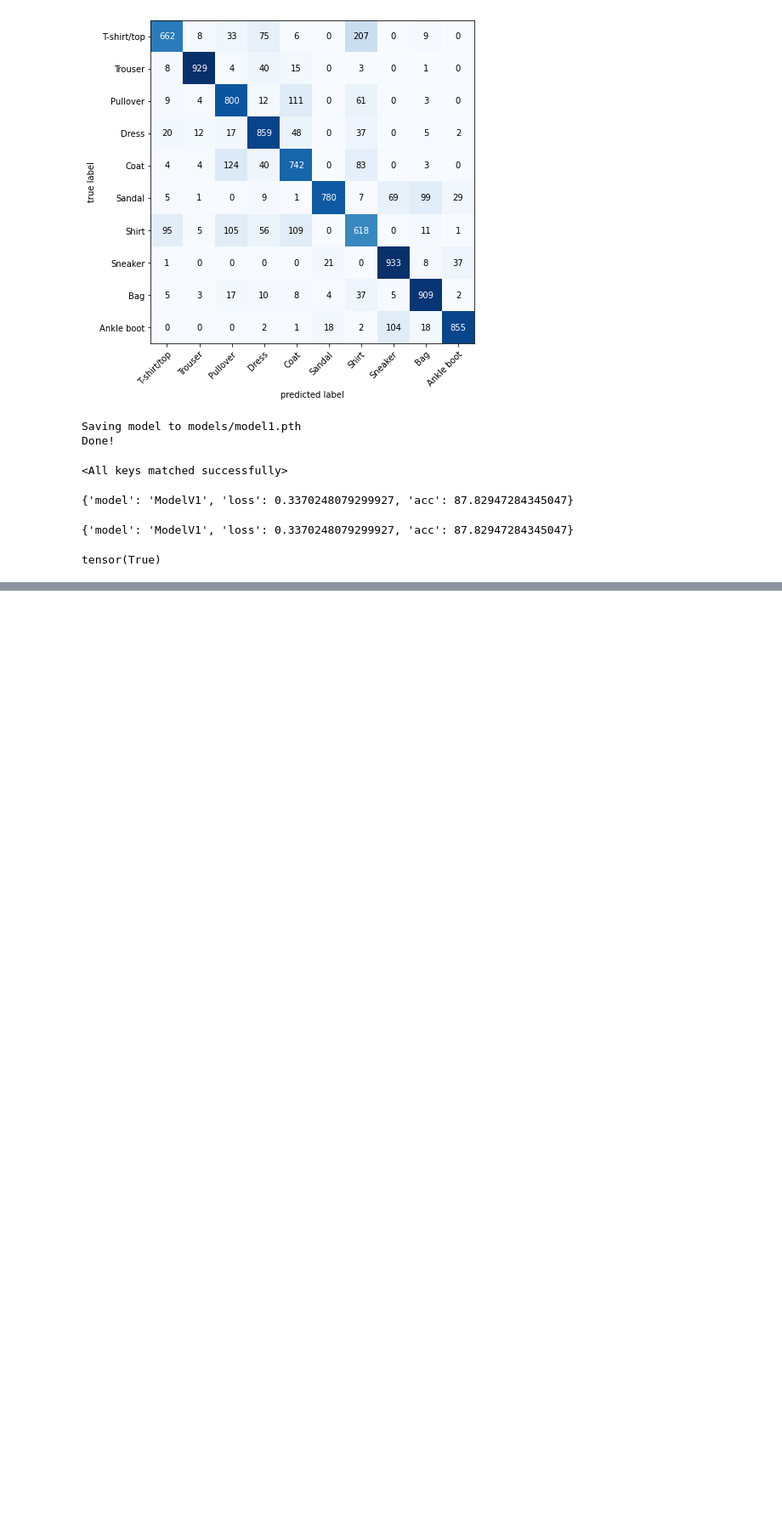
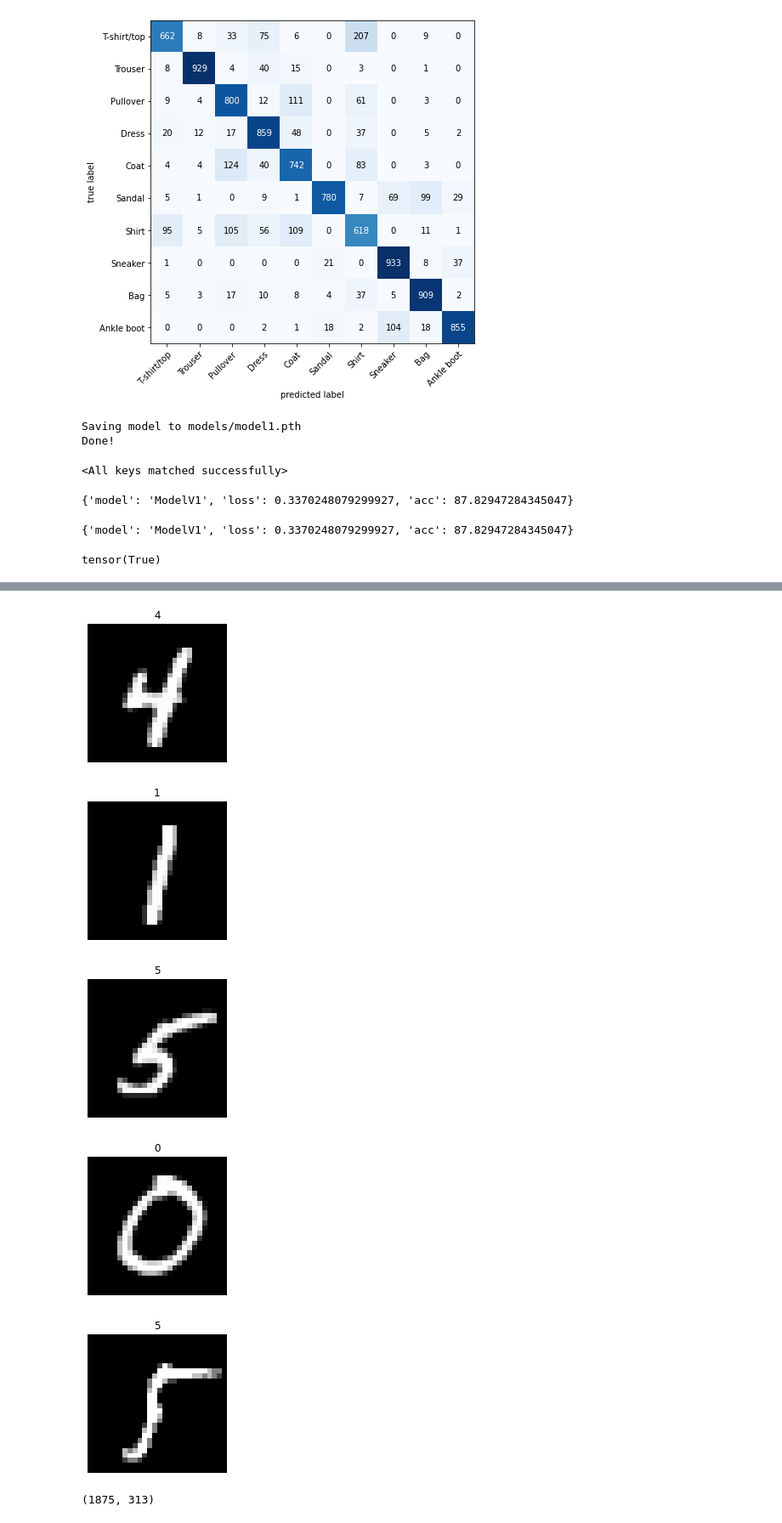
Before and after one commit to daspartho/learn-pytorch, a Jupyter notebook: cv.ipynb, the cells around one changed output, grey strips where cells are left out. Shown at 85% size. Drawn from its saved outputs; the diff is of its cells as text; code cells hidden in the pictures; blank space fills up the shorter version.

```diff
--- a/cv.ipynb
+++ b/cv.ipynb
@@ -570,0 +585,15 @@ tensor(True)
+# %%
+train_data = MNIST(
+    root="data",
+    train=True,
+    download=True,
+    transform=ToTensor(),
+    )
+
+test_data = MNIST(
+    root="data",
+    train=False,
+    download=True,
+    transform=ToTensor(),
+    )
+train_data, test_data
@@ -570,0 +627,20 @@ tensor(True)
+# %%
+for i in range(5):
+    rand_idx = torch.randint(0, len(train_data), size=[1]).item()
+    img, label = train_data[rand_idx]
+    plt.figure(figsize=(3,3))
+    plt.imshow(img.squeeze(), cmap="gray")
+    plt.title(label)
+    plt.axis(False)
+# %% [output]
+[figure, added]
+[figure, added]
+[figure, added]
+[figure, added]
+[figure, added]
+# %%
+train_dataloader = DataLoader(train_data, batch_size=32, shuffle=True)
+test_dataloader = DataLoader(test_data, batch_size=32, shuffle=False)
+len(train_dataloader), len(test_dataloader)
+# %% [output]
+(1875, 313)
```
Also changed, not shown: parts of 4 cells of this notebook.
